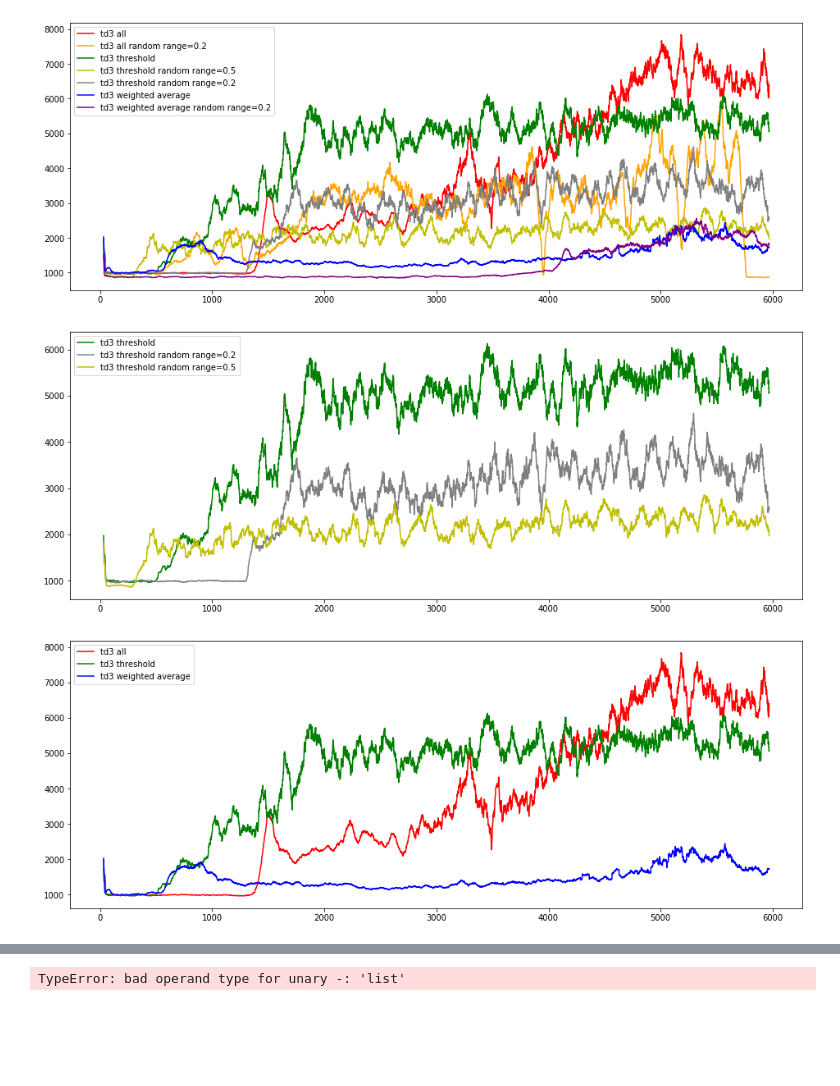
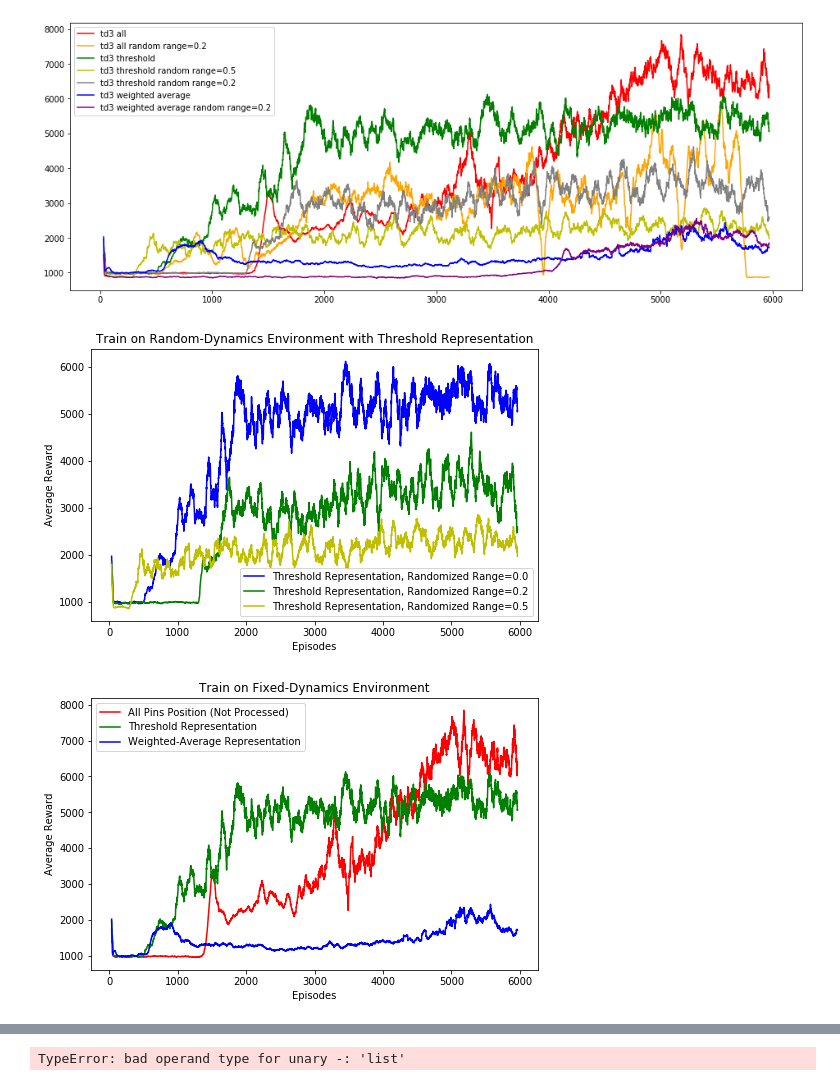
Before and after one commit to quantumiracle/store2, a Jupyter notebook: tac_follow726/Untitled.ipynb, the cells around one changed output, grey strips where cells are left out. Drawn from its saved outputs; the diff is of its cells as text; code cells hidden in the pictures; blank space fills up the shorter version.

```diff
--- a/tac_follow726/Untitled.ipynb
+++ b/tac_follow726/Untitled.ipynb
@@ -219,23 +231,26 @@ import matplotlib.pyplot as plt
 import numpy as np
 
 
-labels = ['Pins Position\n(Not Processed)', \
-          'Pins Position\n(Threshold)', 'Pins Position\n(Weighted Average)']
-fixed_env = [1.0, 8558.698490846156, 6039.16959657669
+labels = ['Threshold Representation', 'Weighted-Average Representation']
+
+fixed_env = [ 8235 , 6948
 ]
 
-random_env = [1.0, 6039.16959657669, 7685.211064386368
+random_env = [ 8283 , 7685
 ]
 
-fixed_std=[0.0, 1434.9974430182783, 3228.8510997625253]
-random_std=[0.0, 3228.8510997625253, 2499.439261568187]
+
+
+fixed_std=[1402.2629489677784, 3361.036154848821
+]
+random_std=[1905.2607004395704, 2499.439261568187]
 
 
 x = np.arange(len(labels))  # the label locations
 width = 0.35  # the width of the bars
-fig, ax = plt.subplots(figsize=(10,6))
+fig, ax = plt.subplots(figsize=(8,5))
 
-error_kw=dict(lw=3, capsize=3, capthick=2)
+error_kw=dict(lw=2, capsize=5, capthick=2)
 rects1 = ax.bar(x - width/2, fixed_env, width, label='Train on random, test on fixed', yerr=fixed_std, error_kw=error_kw)
 rects2 = ax.bar(x + width/2, random_env, width, label='Train on random, test on random', yerr=random_std, error_kw=error_kw)
 
@@ -253,7 +268,7 @@ def autolabel(rects):
         height = rect.get_height()
         ax.annotate('{}'.format(height),
                     xy=(rect.get_x() + rect.get_width() / 2, height),
-                    xytext=(0, 3),  # 3 points vertical offset
+                    xytext=(-15, 3),  # 3 points vertical offset
                     textcoords="offset points",
                     ha='center', va='bottom')
 
@@ -329,32 +344,35 @@ y_thre_random02=[6081.5283, 6331.4343, 6377.5248, 5685.4471, 6336.3302, 998.3919
 
 x0=np.arange(len(y_thre))
 
 def sm( y):
     halfwidth = min(31, int(np.ceil(len(x0)/30))) # Halfwidth of our smoothing convolution
     k = halfwidth
     xsmoo = x0[k:-k]
     ysmoo = np.convolve(y, np.ones(2*k+1), mode='valid') / np.convolve(np.ones_like(y), np.ones(2*k+1), mode='valid')  #valid output the real overlap are of the convolution rusult
     downsample = max(int(np.floor(len(xsmoo)/1e4)),1)  #bigger or equal than 1
     return ysmoo[::downsample]   #downsample after second : is the step in the range
 halfwidth = min(31, int(np.ceil(len(x0)/30))) # Halfwidth of our smoothing convolution
 k = halfwidth
 
 
 x = x0[k:-k]
-plt.figure(figsize=(16,6))
+plt.figure(figsize=(8,5))
 
-plt.plot(x, sm(y_thre), label='td3 threshold', color='g')
-plt.plot(x, sm(y_thre_random02), label='td3 threshold random range=0.2', color='grey')
-plt.plot(x, sm(y_thre_random), label='td3 threshold random range=0.5', color='y')
+plt.plot(x, sm(y_thre), label='Threshold Representation, Randomized Range=0.0', color='b')
+plt.plot(x, sm(y_thre_random02), label='Threshold Representation, Randomized Range=0.2', color='g')
+plt.plot(x, sm(y_thre_random), label='Threshold Representation, Randomized Range=0.5', color='y')
 
 
 # plt.ylim(-200, 200)
 plt.legend()
-plt.savefig('different_env.png')
+plt.xlabel('Episodes')
+plt.ylabel('Average Reward')
+plt.title('Train on Random-Dynamics Environment with Threshold Representation')
+plt.savefig('different_env_thre.png')
 
 plt.show()
 # %% [output]
-[figure, old version]
+[figure, new version]
 # %%
 import matplotlib.pyplot as plt
 import numpy as np
@@ -378,18 +396,20 @@ k = halfwidth
 
 
 x = x0[k:-k]
-plt.figure(figsize=(16,6))
-# plt.plot(x, y1, label='td3')
-plt.plot(x, sm(y_all), label='td3 all', color='r')
-plt.plot(x, sm(y_thre), label='td3 threshold', color='g')
-plt.plot(x, sm(y_wa3), label='td3 weighted average', color='b')
-# plt.ylim(-200, 200)
+plt.figure(figsize=(8,5))
+
+plt.xlabel('Episodes')
+plt.ylabel('Average Reward')
+plt.plot(x, sm(y_all), label='All Pins Position (Not Processed)', color='r')
+plt.plot(x, sm(y_thre), label='Threshold Representation', color='g')
+plt.plot(x, sm(y_wa3), label='Weighted-Average Representation', color='b')
+plt.title('Train on Fixed-Dynamics Environment')
 plt.legend()
 plt.savefig('fixed_env_train.png')
 
 plt.show()
 # %% [output]
-[figure, old version]
+[figure, new version]
 # %%
 import matplotlib.pyplot as plt
 import numpy as np
```
Also changed, not shown: parts of 6 cells of this notebook, 17 other files.
